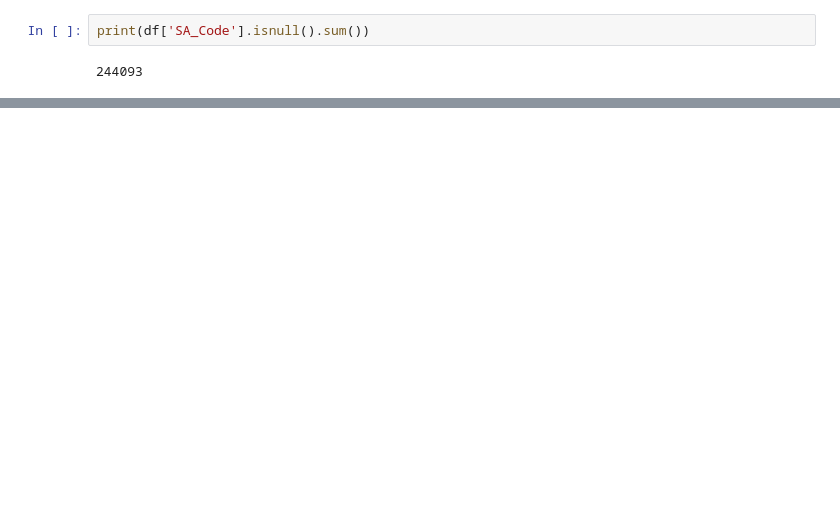
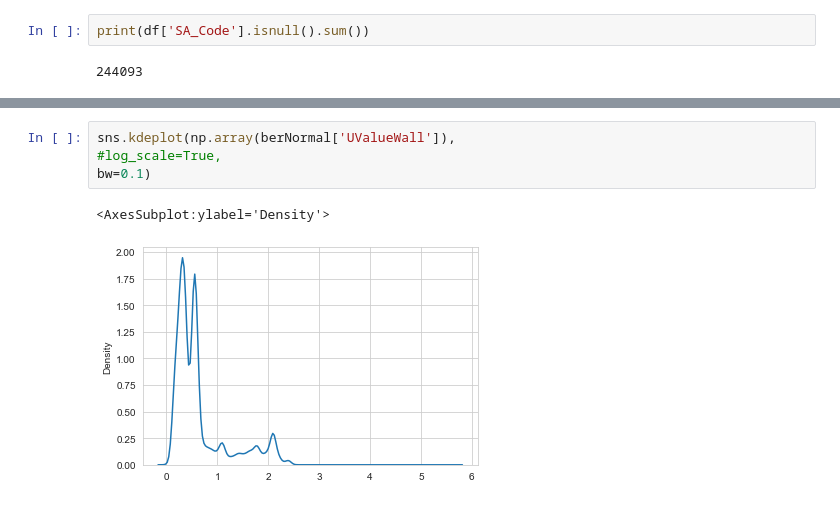
Before and after one commit to codefromjames/eire.energy, a Jupyter notebook: Building Energy Rating Prediction.ipynb, the cells around one changed output, grey strips where cells are left out. Drawn from its saved outputs; the diff is of its cells as text; blank space fills up the shorter version.

```diff
--- a/Building Energy Rating Prediction.ipynb
+++ b/Building Energy Rating Prediction.ipynb
@@ -162,0 +362,7 @@ ber
+# %%
+sns.kdeplot(np.array(berNormal['UValueWall']),
+#log_scale=True,
+bw=0.1)
+# %% [output]
+<AxesSubplot:ylabel='Density'>
+[figure, added]
```
Also changed, not shown: parts of 56 cells of this notebook.
